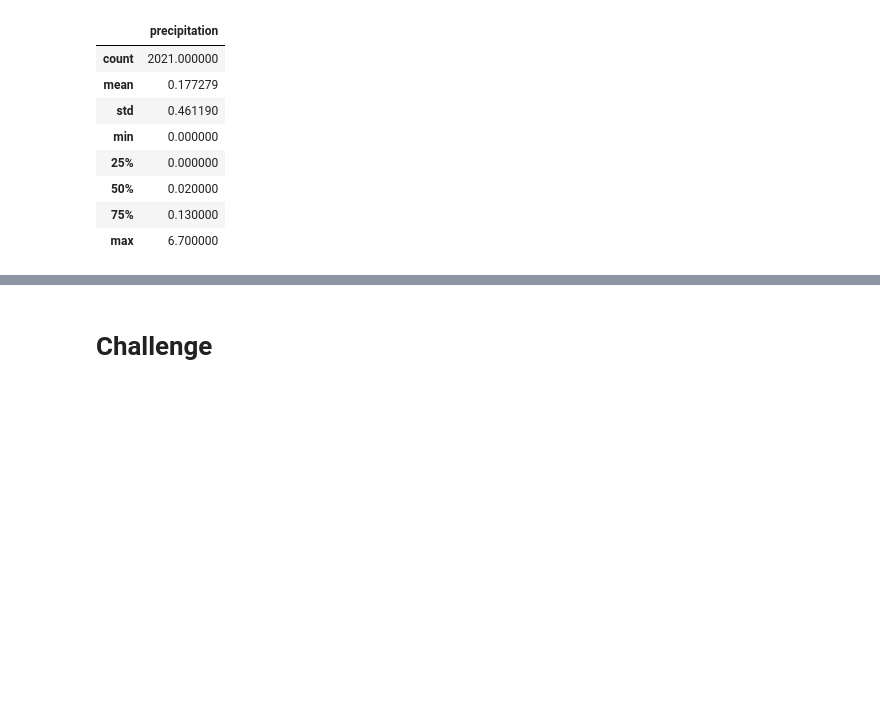
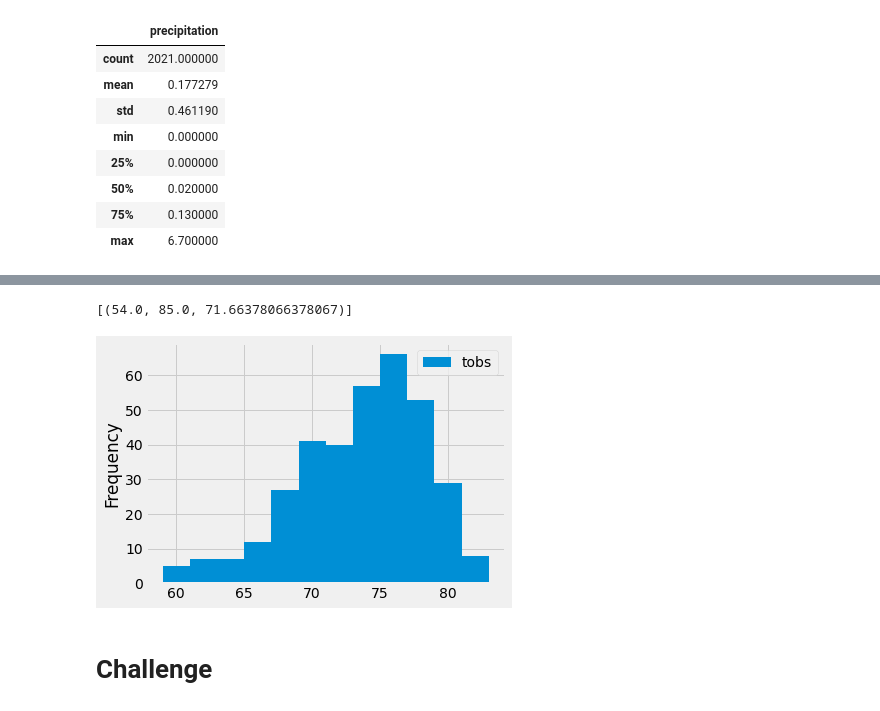
Before and after one commit to shanl5/surfs_up, a Jupyter notebook: climate_analysis.ipynb, the cells around one changed output, grey strips where cells are left out. Saved outputs shown, nothing was run; the diff lists cells and outputs as text; code cells hidden in the pictures; blank space fills up the shorter version.

Commit message:
update two of climate_analysis.ipynb
module 9.3.4 - Plot the Highest Number of Observations

```diff
--- a/climate_analysis.ipynb
+++ b/climate_analysis.ipynb
@@ -109,3 +138,51 @@ df.describe()
+# %%
+# Using the station id from the previous query, calculate the lowest temperature recorded,
+# highest temperature recorded, and average temperature most active station?
+## session.query() #starting query code
+## ... `func.min`, `func.max`, and `func.avg` to calculate, respectively the min, max, avg temps ...
+## session.query(func.min(Measurement.tobs), func.max(Measurement.tobs), func.avg(Measurement.tobs))
+## ... filter for station of interest (most-active from previous-cell query) ...
+## session.query(func.min(Measurement.tobs)), func.max(Measurement.tobs), func.avg(Measurement.tobs)).\
+## filter(Measurement.station == 'USC00519281')
+## ... add the `.all()` function to return results as a list ...
+session.query(func.min(Measurement.tobs), func.max(Measurement.tobs), func.avg(Measurement.tobs)).\
+filter(Measurement.station == 'USC00519281').all()
+# %% [output]
+[(54.0, 85.0, 71.66378066378067)]
+# %%
+# Choose the station with the highest number of temperature observations.
+# Query the last 12 months of temperature observation data for this station and plot the results as a histogram
+## session.query(Measurement.tobs) #first select column of interest
+## ... then filter out all but most active station ...
+## results = session.query(Measurement.tobs).\
+## filter(Measurement.station == 'USC00519281')
+## ... apply another filter to consider only most recent year; then add `.all()` to save results as a list ...
+results = session.query(Measurement.tobs).\
+filter(Measurement.station == 'USC00519281').\
+filter(Measurement.date >= prev_year).all()
+
+## # print(results)
+
+df = pd.DataFrame(results, columns=['tobs'])
+## # print(df)
+## # print(df.to_string(index=False))
+
+## find right balance of bins(^) -- we'll use 12 -- for enough but not too much detail for histogram
+## note that only *number* of bins required, *not* the ranges into which the data is to be separated
+## (^) recommended to stay within a range of 5 to 20 bins
+df.plot.hist(bins=12)
+
+## ... compress x-axis labels so to fit into box holding the plot ...
+## ... note that although may not change this particular graph much, ...
+## ... "can be a lifesaver in situations where x-axis doesn't fit into the box ...
+## ... (the) cosmetic change ... makes a big difference when presenting professional work."
+plt.tight_layout()
+
+## ... Note that viewing histogram plot created (below), "can infer that a vast majority of the
+## ... observations were over 67 degrees. ...count up the bins to the right of 67 degrees (and)
+## ... get about 325 days where it was over 67 degrees when the temperature was observed."
+# %% [output]
+[figure, added]
 # %%
 # Write a function called `calc_temps` that will accept start date and end date in the format '%Y-%m-%d'
 # and return the minimum, average, and maximum temperatures for that range of dates
```
Also changed, not shown: parts of 6 cells of this notebook.
